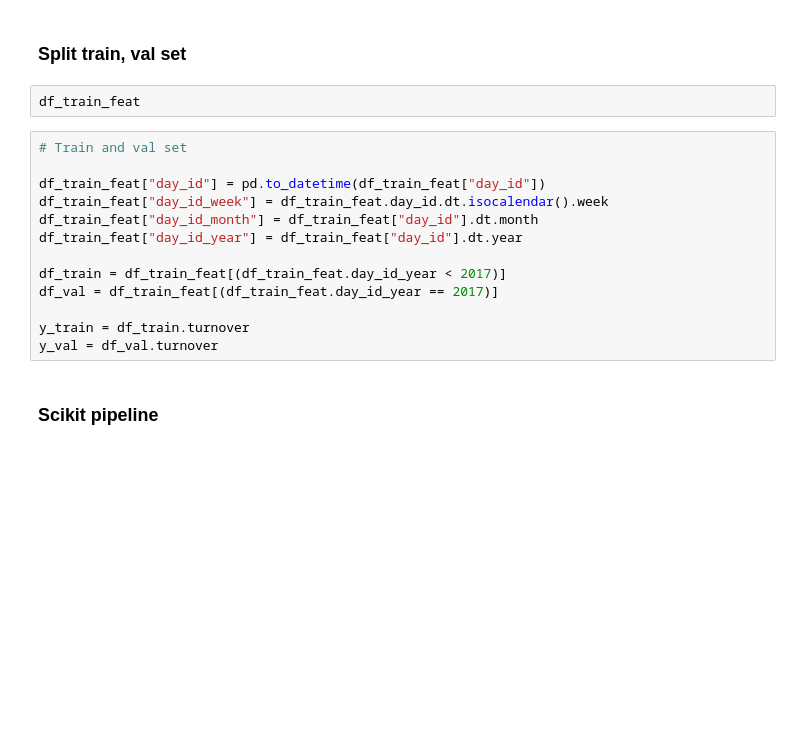
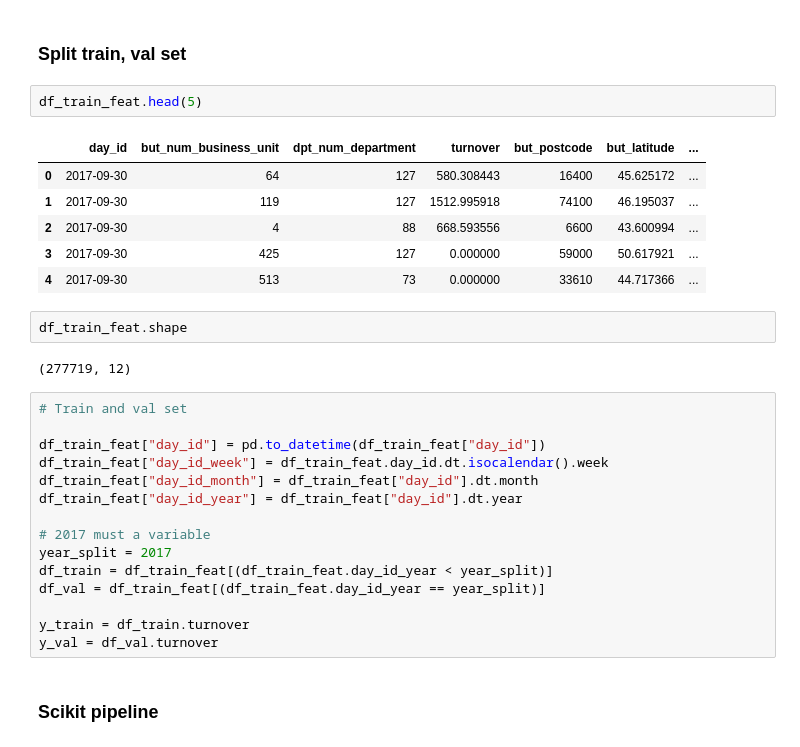
Before and after one commit to miguelmayhem92/mle_decathlon, a Jupyter notebook: modules/eda/turnover_modeling.ipynb, the cells around one changed output. Drawn from its saved outputs; the diff is of its cells as text; blank space fills up the shorter version.

```diff
--- a/modules/eda/turnover_modeling.ipynb
+++ b/modules/eda/turnover_modeling.ipynb
@@ -31,8 +31,19 @@ df_train_feat = pd.merge(df_train, df_bu_feat, how="left", on = "but_num_busines
 df_test_feat = pd.merge(df_test, df_bu_feat, how="left", on = "but_num_business_unit")
 # %% [markdown]
 ### Split train, val set
+# %%
+df_train_feat.head(5)
+# %% [output]
+|  | day_id | but_num_business_unit | dpt_num_department | turnover | but_postcode | but_latitude | ... |
+| 0 | 2017-09-30 | 64 | 127 | 580.308443 | 16400 | 45.625172 | ... |
+| 1 | 2017-09-30 | 119 | 127 | 1512.995918 | 74100 | 46.195037 | ... |
+| 2 | 2017-09-30 | 4 | 88 | 668.593556 | 6600 | 43.600994 | ... |
+| 3 | 2017-09-30 | 425 | 127 | 0.000000 | 59000 | 50.617921 | ... |
+| 4 | 2017-09-30 | 513 | 73 | 0.000000 | 33610 | 44.717366 | ... |
 # %%
-df_train_feat
+df_train_feat.shape
+# %% [output]
+(277719, 12)
 # %%
 # Train and val set
 
@@ -41,8 +52,10 @@ df_train_feat["day_id_week"] = df_train_feat.day_id.dt.isocalendar().week
 df_train_feat["day_id_month"] = df_train_feat["day_id"].dt.month
 df_train_feat["day_id_year"] = df_train_feat["day_id"].dt.year
 
-df_train = df_train_feat[(df_train_feat.day_id_year < 2017)]
-df_val = df_train_feat[(df_train_feat.day_id_year == 2017)]
+# 2017 must a variable
+year_split = 2017
+df_train = df_train_feat[(df_train_feat.day_id_year < year_split)]
+df_val = df_train_feat[(df_train_feat.day_id_year == year_split)]
 
 y_train = df_train.turnover
 y_val = df_val.turnover
```
Also changed, not shown: parts of 6 cells of this notebook, 6 other files.
